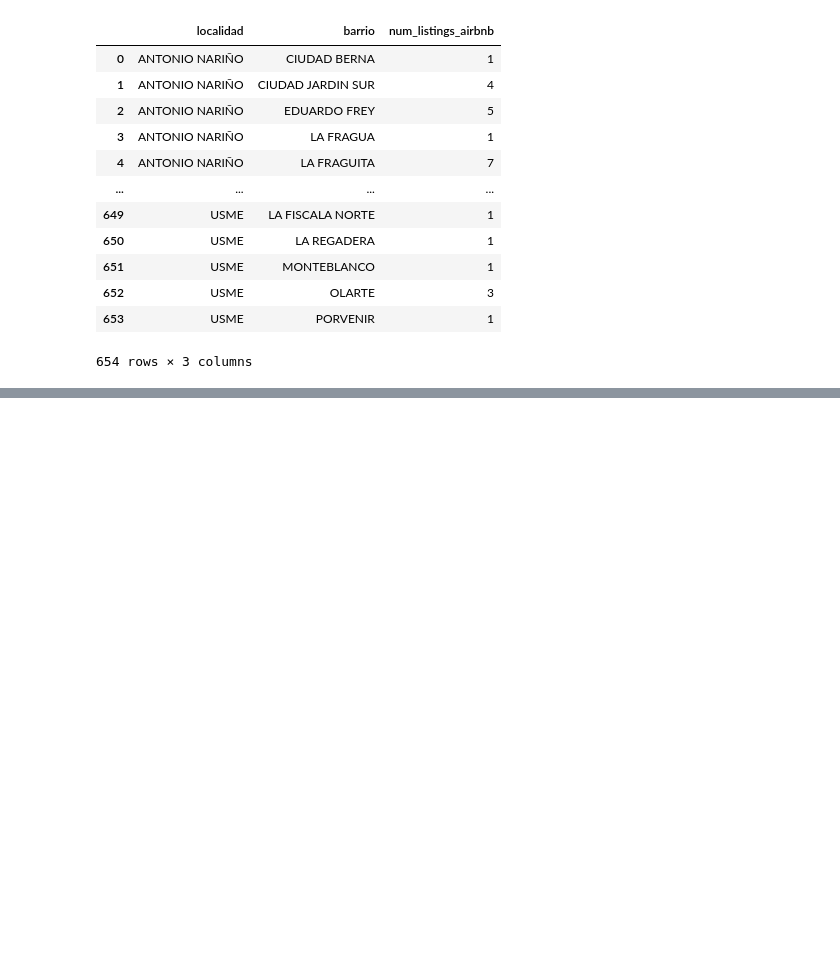
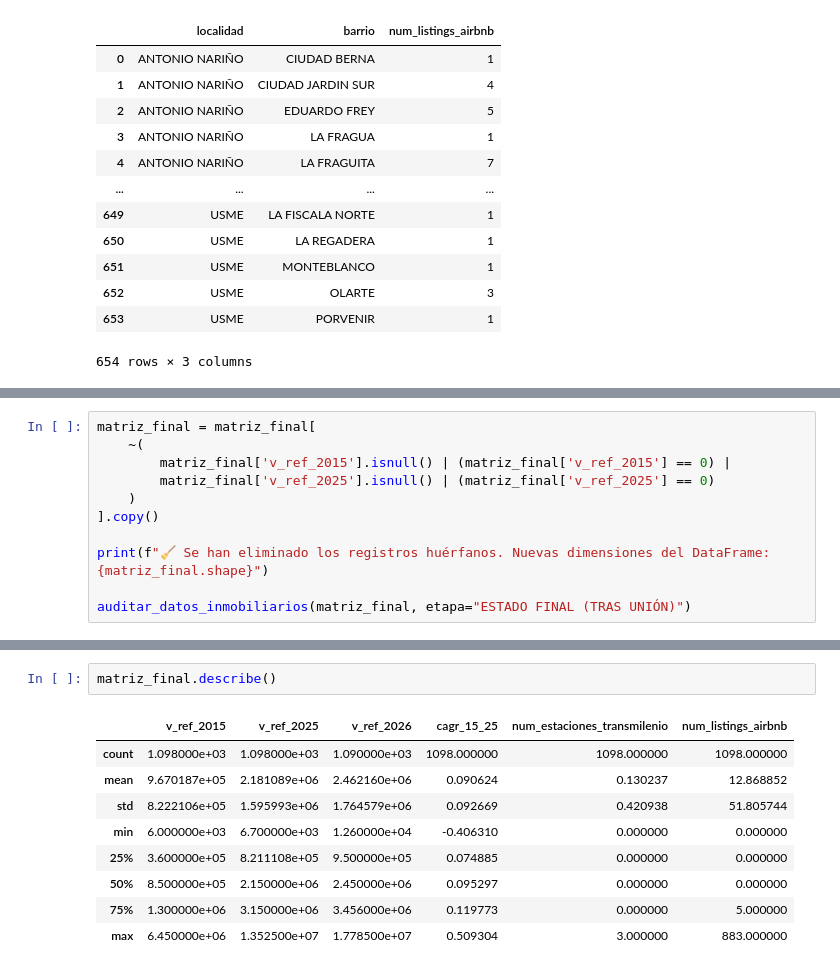
Before and after one commit to Informer20/grupo14-hipervalorizacion-bogota, a Jupyter notebook: notebooks/01_ETL_datos_finales.ipynb, the cells around one changed output, grey strips where cells are left out. Saved outputs shown, nothing was run; the diff lists cells and outputs as text; blank space fills up the shorter version.

```diff
--- a/notebooks/01_ETL_datos_finales.ipynb
+++ b/notebooks/01_ETL_datos_finales.ipynb
@@ -307,0 +463,11 @@ Columnas finales actuales: ['localidad', 'barrio', 'v_ref_2015', 'v_ref_2025', '
+# %%
+matriz_final = matriz_final[
+    ~(
+        matriz_final['v_ref_2015'].isnull() | (matriz_final['v_ref_2015'] == 0) |
+        matriz_final['v_ref_2025'].isnull() | (matriz_final['v_ref_2025'] == 0)
+    )
+].copy()
+
+print(f"🧹 Se han eliminado los registros huérfanos. Nuevas dimensiones del DataFrame: {matriz_final.shape}")
+
+auditar_datos_inmobiliarios(matriz_final, etapa="ESTADO FINAL (TRAS UNIÓN)")
@@ -307,0 +502,12 @@ Columnas finales actuales: ['localidad', 'barrio', 'v_ref_2015', 'v_ref_2025', '
+# %%
+matriz_final.describe()
+# %% [output]
+|  | v_ref_2015 | v_ref_2025 | v_ref_2026 | cagr_15_25 | num_estaciones_transmilenio | num_listings_airbnb |
+| count | 1.098000e+03 | 1.098000e+03 | 1.090000e+03 | 1098.000000 | 1098.000000 | 1098.000000 |
+| mean | 9.670187e+05 | 2.181089e+06 | 2.462160e+06 | 0.090624 | 0.130237 | 12.868852 |
+| std | 8.222106e+05 | 1.595993e+06 | 1.764579e+06 | 0.092669 | 0.420938 | 51.805744 |
+| min | 6.000000e+03 | 6.700000e+03 | 1.260000e+04 | -0.406310 | 0.000000 | 0.000000 |
+| 25% | 3.600000e+05 | 8.211108e+05 | 9.500000e+05 | 0.074885 | 0.000000 | 0.000000 |
+| 50% | 8.500000e+05 | 2.150000e+06 | 2.450000e+06 | 0.095297 | 0.000000 | 0.000000 |
+| 75% | 1.300000e+06 | 3.150000e+06 | 3.456000e+06 | 0.119773 | 0.000000 | 5.000000 |
+| max | 6.450000e+06 | 1.352500e+07 | 1.778500e+07 | 0.509304 | 3.000000 | 883.000000 |
```
Also changed, not shown: parts of 15 cells of this notebook, 4 other files.
